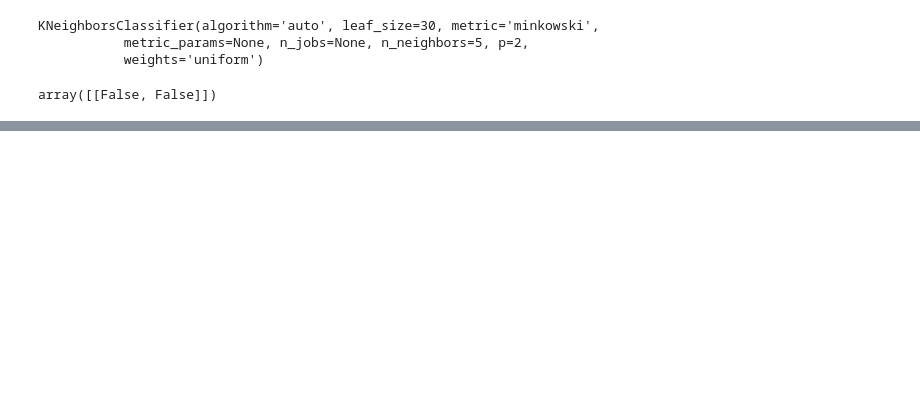
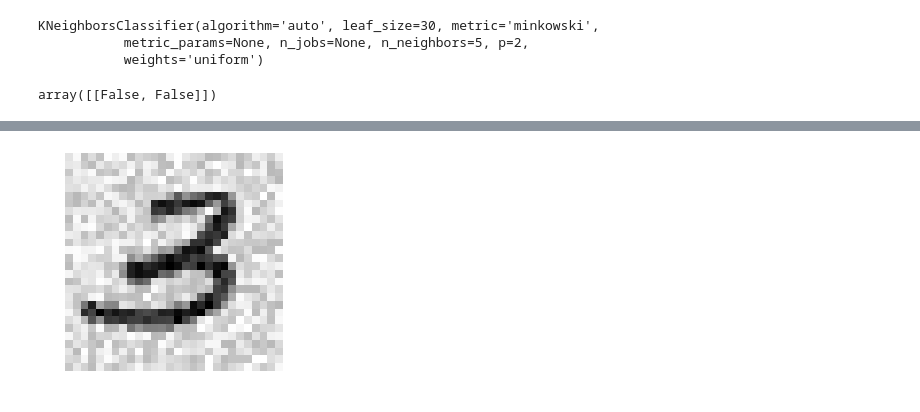
Before and after one commit to magicPony/handson-ml, a Jupyter notebook: Workspace/classification_mnist.ipynb, the cells around one changed output, grey strips where cells are left out. Cells and saved outputs as stored; diff of their text form; code cells hidden in the pictures; blank space fills up the shorter version.

```diff
--- a/Workspace/classification_mnist.ipynb
+++ b/Workspace/classification_mnist.ipynb
@@ -353,0 +354,21 @@ f1_score(y_train, y_train_knn_pred, average='macro')
+# %%
+from numpy.random import randint
+
+noise = randint(1, 100, X_train.shape)
+X_train_mod = X_train + noise
+
+noise = randint(1, 100, X_test.shape)
+X_test_mod = X_test + noise
+
+y_train_mod = X_train
+y_test_mod = X_test
+# %%
+# some_digit = X[int(3500/sz_mult)]
+# some_digit_image = some_digit.reshape(28, 28)
+plt.imshow(X_train_mod[10].reshape(28,28),
+           cmap=matplotlib.cm.binary,
+           interpolation='nearest')
+plt.axis('off')
+plt.show()
+# %% [output]
+[figure, added]
```
Also changed, not shown: parts of 22 cells of this notebook, 5 other files.
